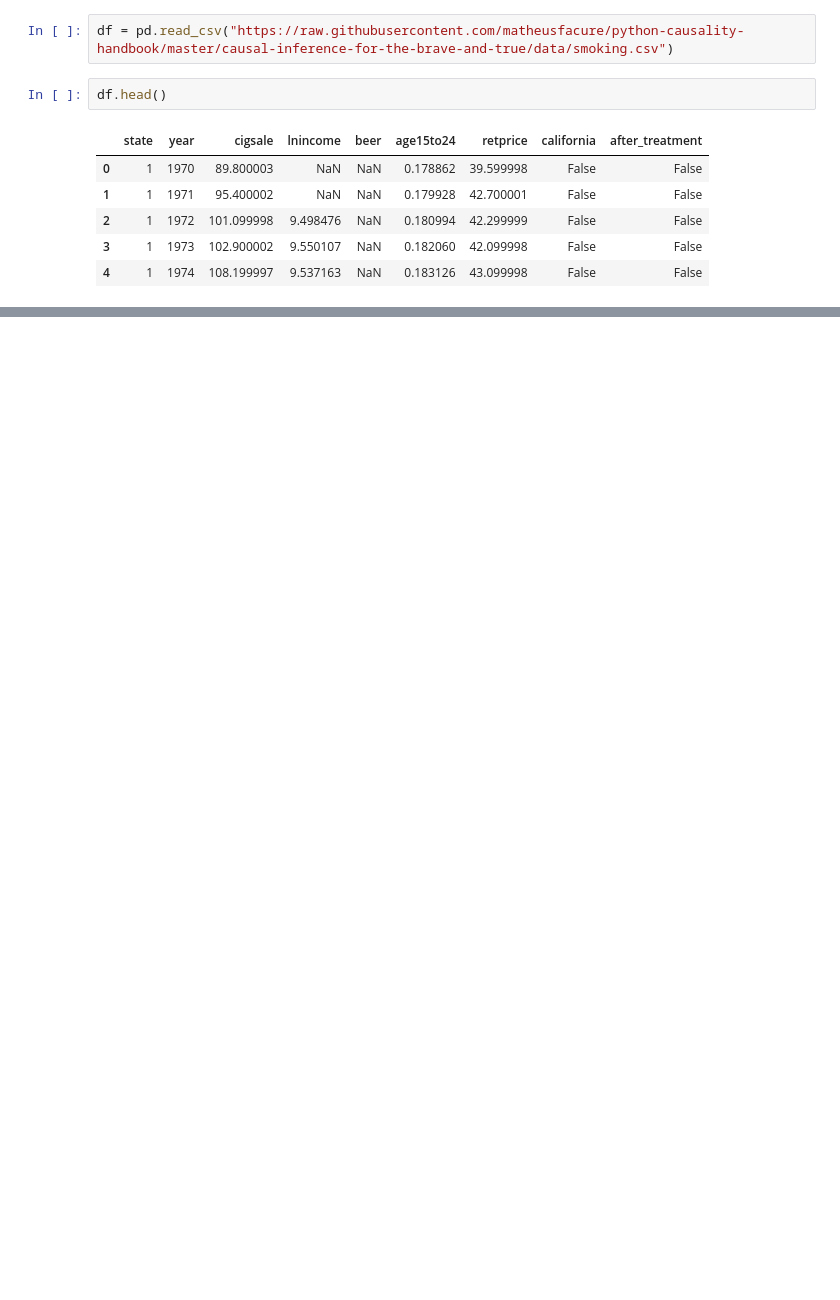
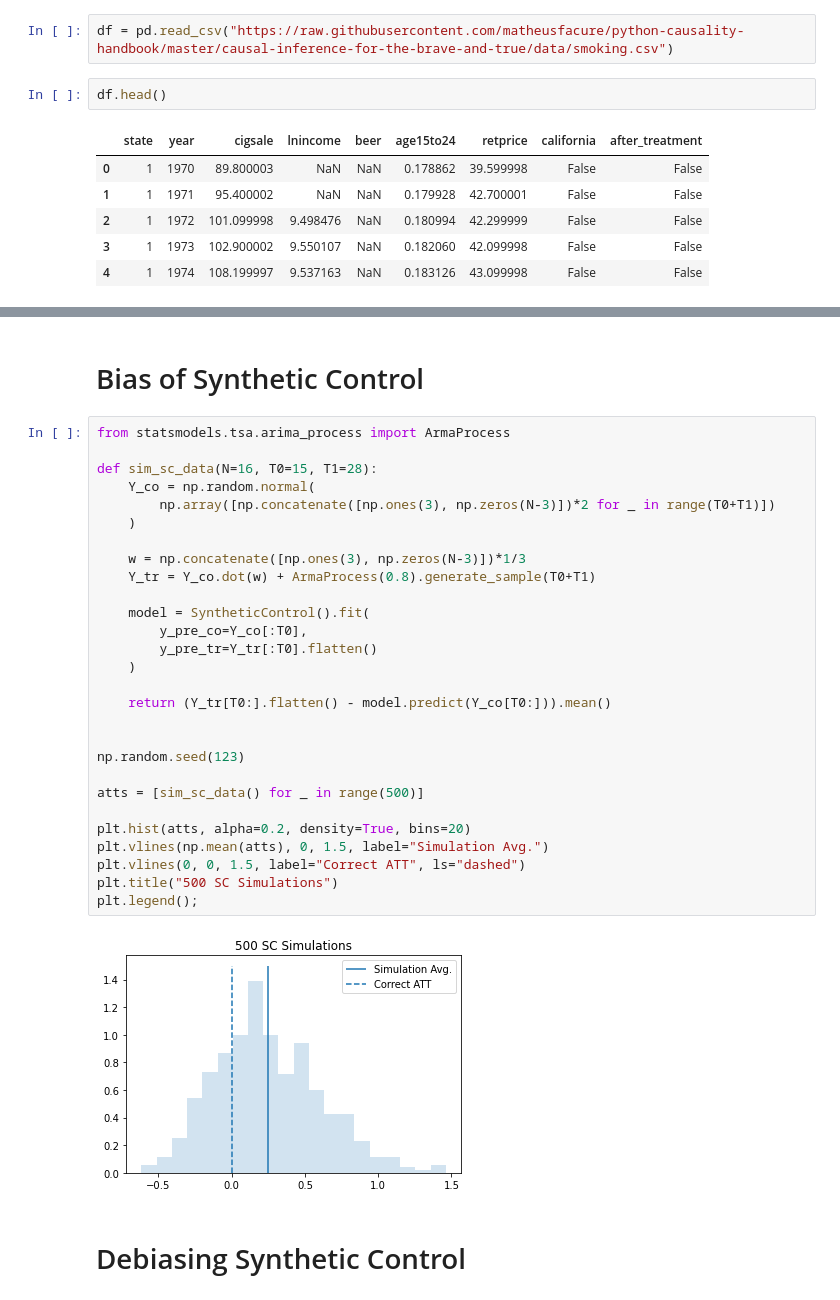
Before and after one commit to matheusfacure/exploratory-notebooks, a Jupyter notebook: t-test for Synthetic Control.ipynb, the cells around one changed output, grey strips where cells are left out. Saved outputs shown, nothing was run; the diff lists cells and outputs as text; blank space fills up the shorter version.

```diff
--- a/t-test for Synthetic Control.ipynb
+++ b/t-test for Synthetic Control.ipynb
@@ -148,0 +77,34 @@ plt.title("95% CI");
+# %% [markdown]
+# Bias of Synthetic Control
+# %%
+from statsmodels.tsa.arima_process import ArmaProcess
+
+def sim_sc_data(N=16, T0=15, T1=28):
+    Y_co = np.random.normal(
+        np.array([np.concatenate([np.ones(3), np.zeros(N-3)])*2 for _ in range(T0+T1)])
+    )
+
+    w = np.concatenate([np.ones(3), np.zeros(N-3)])*1/3
+    Y_tr = Y_co.dot(w) + ArmaProcess(0.8).generate_sample(T0+T1)
+
+    model = SyntheticControl().fit(
+        y_pre_co=Y_co[:T0],
+        y_pre_tr=Y_tr[:T0].flatten()
+    )
+
+    return (Y_tr[T0:].flatten() - model.predict(Y_co[T0:])).mean()
+
+
+np.random.seed(123)
+
+atts = [sim_sc_data() for _ in range(500)]
+
+plt.hist(atts, alpha=0.2, density=True, bins=20)
+plt.vlines(np.mean(atts), 0, 1.5, label="Simulation Avg.")
+plt.vlines(0, 0, 1.5, label="Correct ATT", ls="dashed")
+plt.title("500 SC Simulations")
+plt.legend();
+# %% [output]
+[figure, added]
+# %% [markdown]
+# Debiasing Synthetic Control
```
Also changed, not shown: parts of 20 cells of this notebook.
